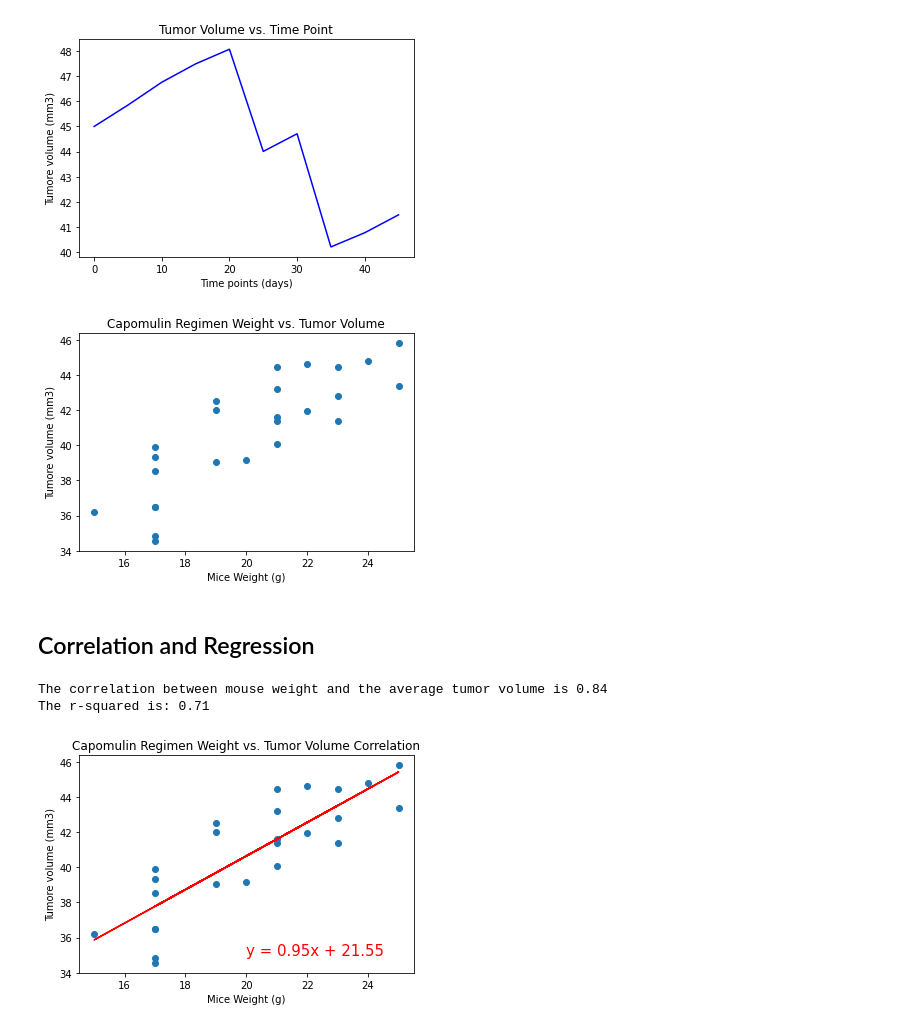
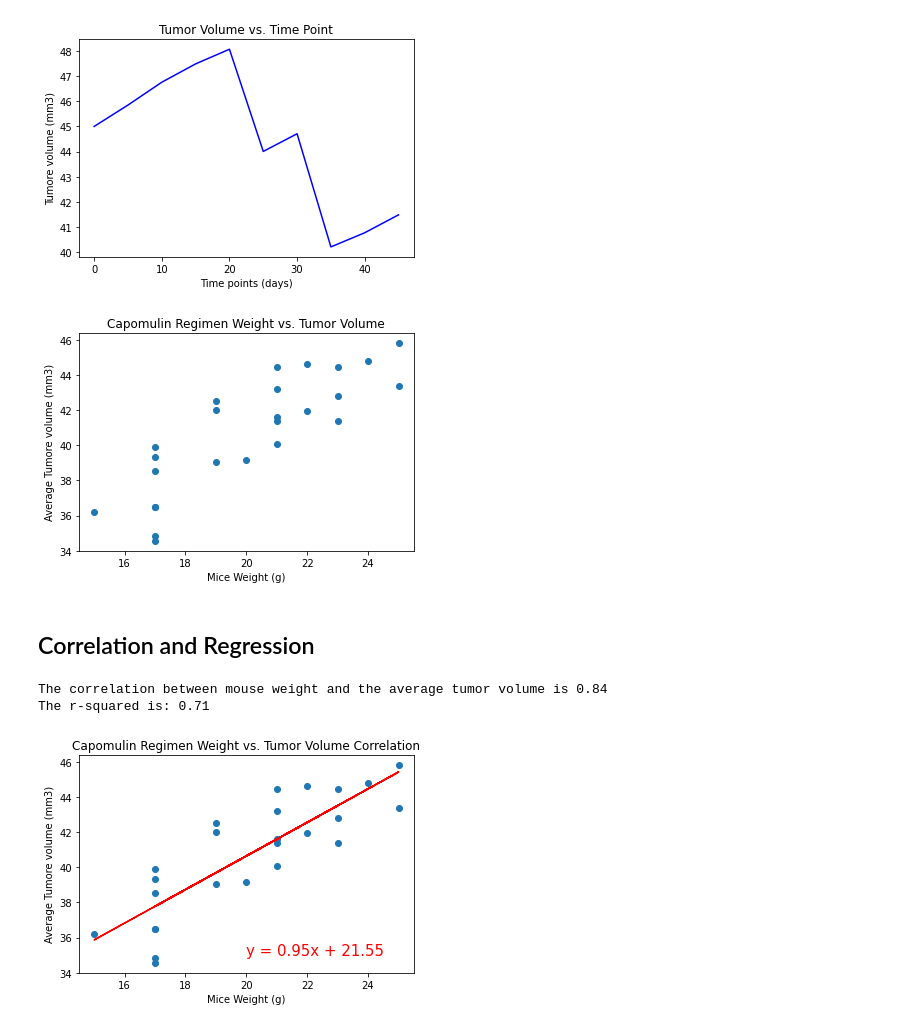
Before and after one commit to Yang111105/Matplotlib-challenge, a Jupyter notebook: pymaceuticals_starter.ipynb, the cells around one changed output. Saved outputs shown, nothing was run; the diff lists cells and outputs as text; code cells hidden in the pictures.

```diff
--- a/pymaceuticals_starter.ipynb
+++ b/pymaceuticals_starter.ipynb
@@ -261,14 +261,14 @@ plt.show()
 # %%
 # Generate a scatter plot of average tumor volume vs. mouse weight for the Capomulin regimen
 capomulin_data = clean_data_df.loc[clean_data_df['Drug Regimen']=='Capomulin',:]
 weight_tumor_volume = capomulin_data.iloc[:,[0,7,2]].groupby(['Mouse ID']).mean()
 plt.scatter(weight_tumor_volume['Weight (g)'],weight_tumor_volume['Tumor Volume (mm3)'])
 plt.title('Capomulin Regimen Weight vs. Tumor Volume')
 plt.xlabel('Mice Weight (g)')
-plt.ylabel('Tumore volume (mm3)')
+plt.ylabel('Average Tumore volume (mm3)')
 plt.show()
 # %% [output]
-[figure, old version]
+[figure, new version]
 # %% [markdown]
 ## Correlation and Regression
 # %%
@@ -284,14 +284,14 @@ plt.plot(x_values,regress_values,"r-")
 plt.annotate(line_eq,(20,35),fontsize=15,color="red")
 plt.title('Capomulin Regimen Weight vs. Tumor Volume Correlation')
 plt.xlabel('Mice Weight (g)')
-plt.ylabel('Tumore volume (mm3)')
+plt.ylabel('Average Tumore volume (mm3)')
 print(f'The correlation between mouse weight and the average tumor volume is {round(rvalue,2)}')
 print(f'The r-squared is: {round(rvalue**2,2)}')
 plt.show()
 # %% [output]
 The correlation between mouse weight and the average tumor volume is 0.84
 The r-squared is: 0.71
-[figure, old version]
+[figure, new version]
 # %%
 # Additional analysis: Check Tumor volume vs. Timepoint for all mice treated by Capomulin
 mouse_id_index = capomulin_data.set_index(['Mouse ID'])
```
Also changed, not shown: parts of 4 cells of this notebook.
